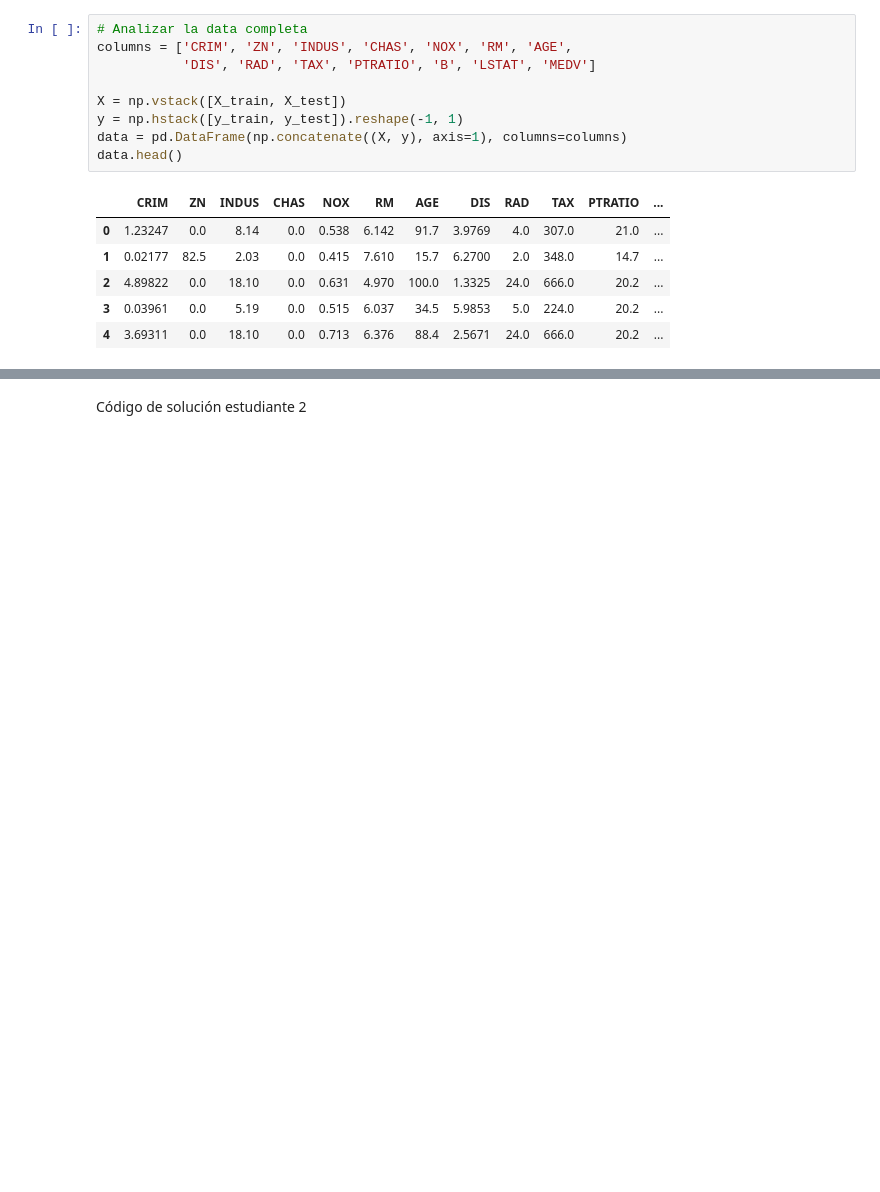
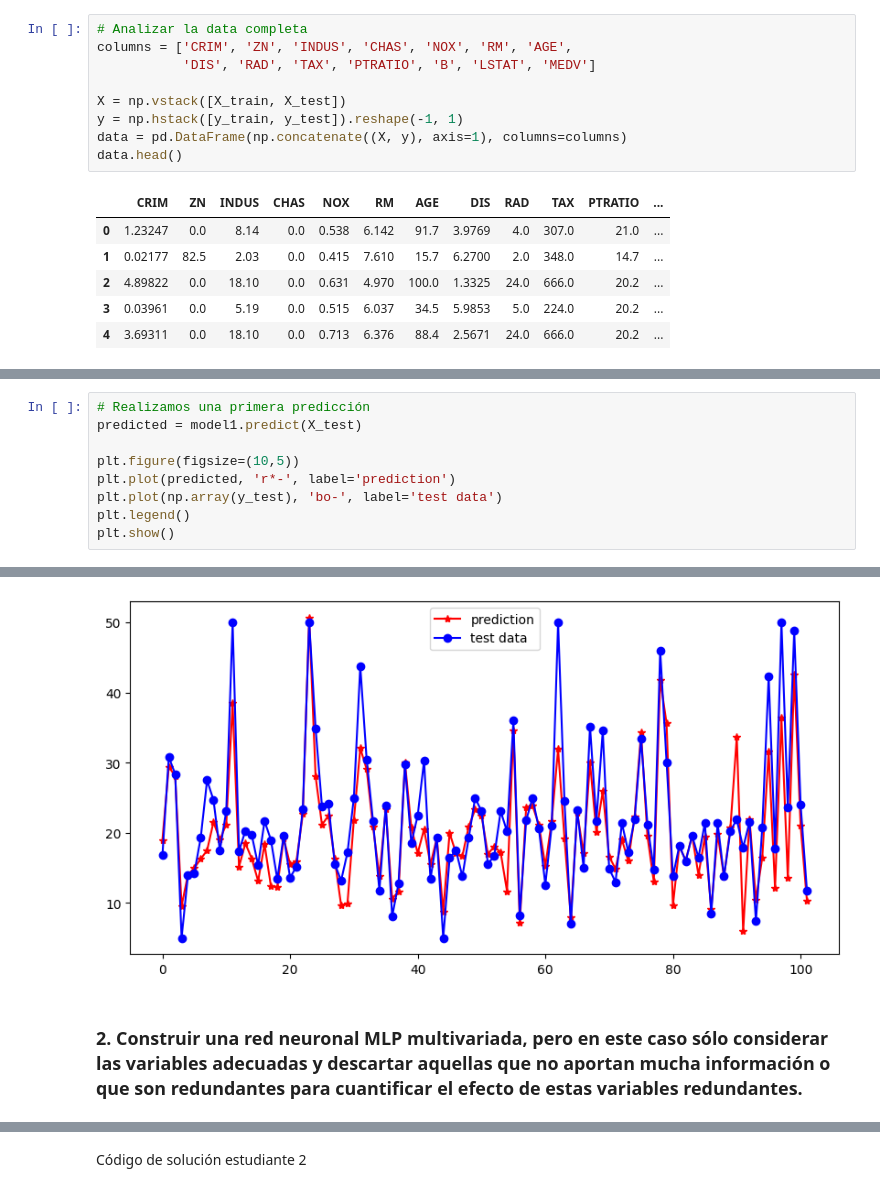
Before and after one commit to anarosaura/Tarea4_Haces_Zamarron, a Jupyter notebook: Tarea_4 (JM_Haces y AR_Zamarron).ipynb, the cells around one changed output, grey strips where cells are left out. Saved outputs shown, nothing was run; the diff lists cells and outputs as text; blank space fills up the shorter version.

```diff
--- a/Tarea_4 (JM_Haces y AR_Zamarron).ipynb
+++ b/Tarea_4 (JM_Haces y AR_Zamarron).ipynb
@@ -109,0 +177,10 @@ Código de solución estudiante 1
+# %%
+# Realizamos una primera predicción
+predicted = model1.predict(X_test)
+
+plt.figure(figsize=(10,5))
+plt.plot(predicted, 'r*-', label='prediction')
+plt.plot(np.array(y_test), 'bo-', label='test data')
+plt.legend()
+plt.show()
+# %% [output]
@@ -109,0 +188,3 @@ Código de solución estudiante 1
+[figure, added]
+# %% [markdown]
+### 2. Construir una red neuronal MLP multivariada, pero en este caso sólo considerar las variables adecuadas y descartar aquellas que no aportan mucha información o que son redundantes para cuantificar el efecto de estas variables redundantes.
```
Also changed, not shown: parts of 20 cells of this notebook.
